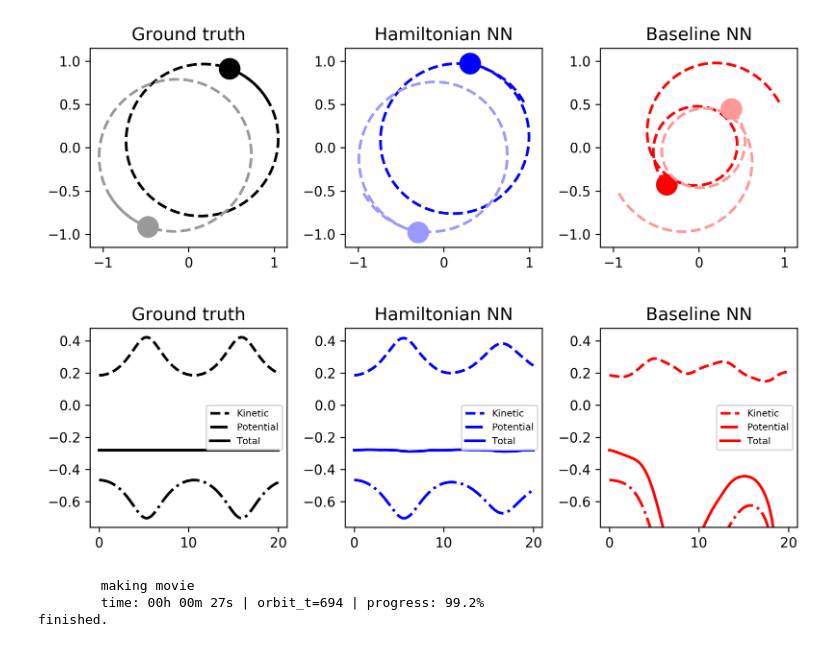
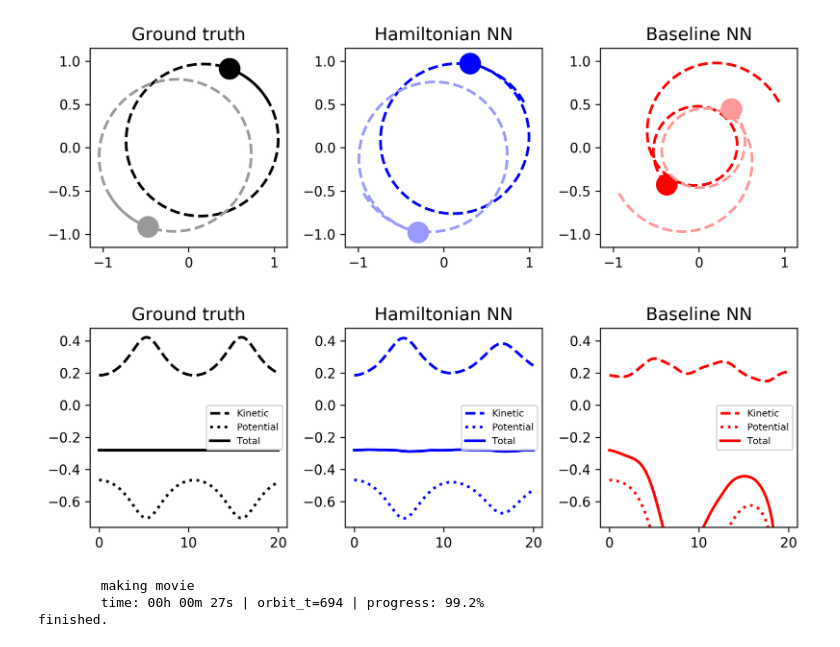
Before and after one commit to greydanus/hamiltonian-nn, a Jupyter notebook: analyze-orbits.ipynb, the cells around one changed output. Saved outputs shown, nothing was run; the diff lists cells and outputs as text; code cells hidden in the pictures.

```diff
--- a/analyze-orbits.ipynb
+++ b/analyze-orbits.ipynb
@@ -114,7 +114,7 @@ def model_update(t, state, model):
 # %%
 np.random.seed(2)
 t_points = 2000
-t_span = [0,20]
+t_span = [0,50]
 state = random_config()
 
 orbit, settings = get_orbit(state, t_points=t_points, t_span=t_span)
@@ -178,7 +178,7 @@ fig.savefig('{}/orbits-base-example.{}'.format(args.fig_dir, FORMAT))
 # %%
 np.random.seed(2)
 t_points = 2000
-t_span = [0,20]
+t_span = [0,50]
 state = random_config()
 
 orbit, settings = get_orbit(state, t_points=t_points, t_span=t_span)
@@ -355,37 +355,37 @@ ymin -= pad
 ymax += pad
 
 t = settings['t_eval'][tstart:k]
 
 plt.subplot(1,3,1)
 plt.title('Ground truth', fontsize=fs, pad=tpad)
 plt.plot(t, real_ke,'k--', linewidth=lw, label='Kinetic')
-plt.plot(t, real_pe,'k-.', linewidth=lw, label='Potential')
+plt.plot(t, real_pe,'k:', linewidth=lw, label='Potential')
 plt.plot(t, real_etot,'k-', linewidth=lw, label='Total')
 # plt.xlabel('Time', fontsize=12) #; plt.ylabel("Energy")
 plt.ylim(ymin, ymax)
 plt.legend(fontsize=7, loc='center right')
 
 plt.subplot(1,3,2)
 plt.title('Hamiltonian NN', fontsize=fs, pad=tpad)
 plt.plot(t, kinetic_energy(hnn_orbit[...,tstart:k]),'b--', linewidth=lw, label='Kinetic')
-plt.plot(t, potential_energy(hnn_orbit[...,tstart:k]), 'b-.', linewidth=lw, label='Potential')
+plt.plot(t, potential_energy(hnn_orbit[...,tstart:k]), 'b:', linewidth=lw, label='Potential')
 plt.plot(t, total_energy(hnn_orbit[...,tstart:k]), 'b-', linewidth=lw, label='Total')
 plt.ylim(ymin, ymax)
 # plt.xlabel('Time') ; plt.ylabel("Energy")
 plt.legend(fontsize=7, loc='center right')
 
 plt.subplot(1,3,3)
 plt.title('Baseline NN', fontsize=fs, pad=tpad)
 plt.plot(t, kinetic_energy(base_orbit[...,tstart:k]), 'r--', linewidth=lw, label='Kinetic')
-plt.plot(t, potential_energy(base_orbit[...,tstart:k]), 'r-.', linewidth=lw, label='Potential')
+plt.plot(t, potential_energy(base_orbit[...,tstart:k]), 'r:', linewidth=lw, label='Potential')
 plt.plot(t, total_energy(base_orbit[...,tstart:k]), 'r-', linewidth=lw, label='Total')
 plt.ylim(ymin, ymax)
 # plt.xlabel('Time') ; plt.ylabel("Energy")
 plt.legend(fontsize=7, loc='center right')
 
 plt.tight_layout() ; fig.savefig('{}/energy-compare.{}'.format(args.fig_dir, FORMAT))
 # %% [output]
-[figure, old version]
+[figure, new version]
 # %%
 # get a rollout of the policy
 movie_title = "orbits-compare.gif"
```
Also changed, not shown: parts of 2 cells of this notebook, 15 other files.
